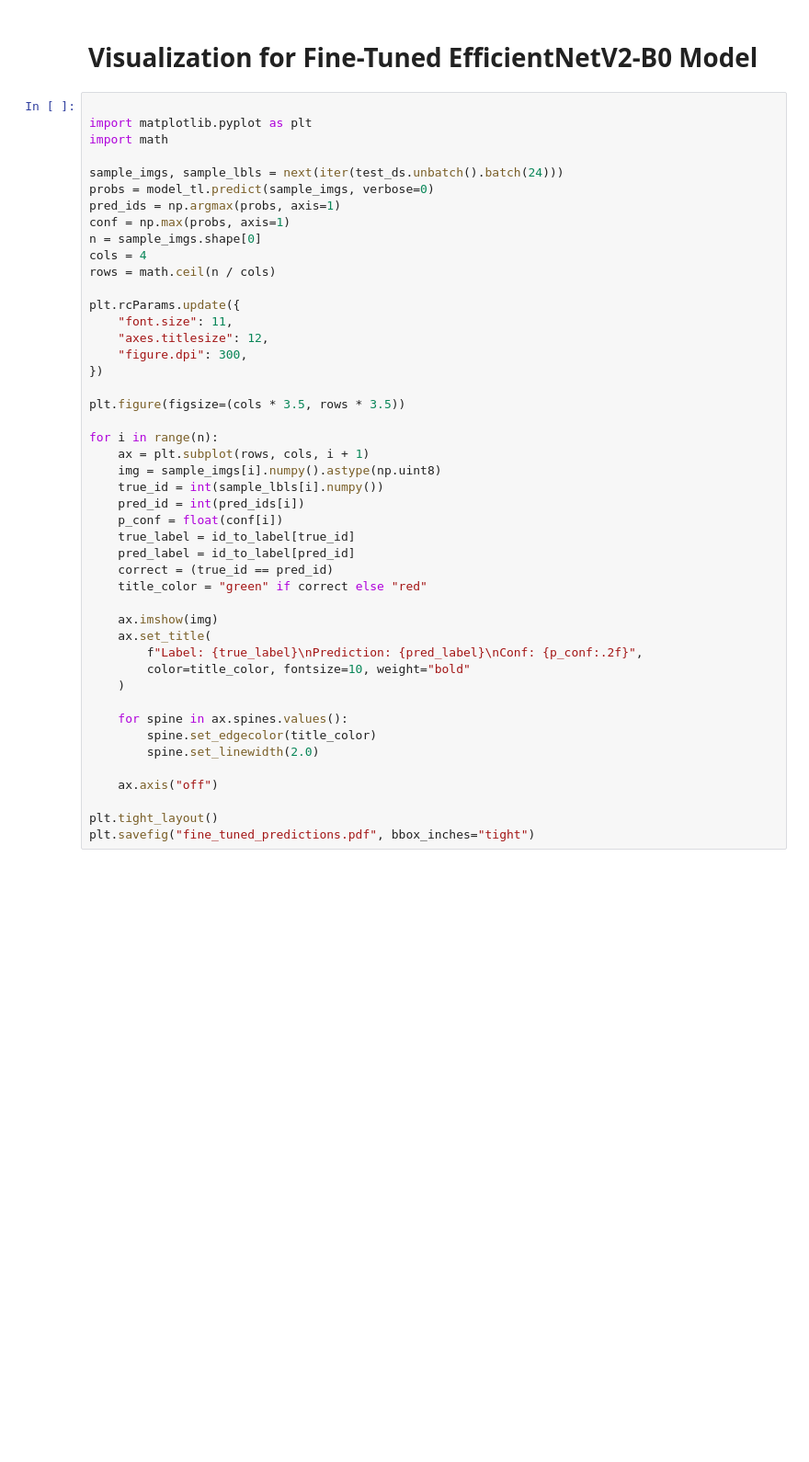
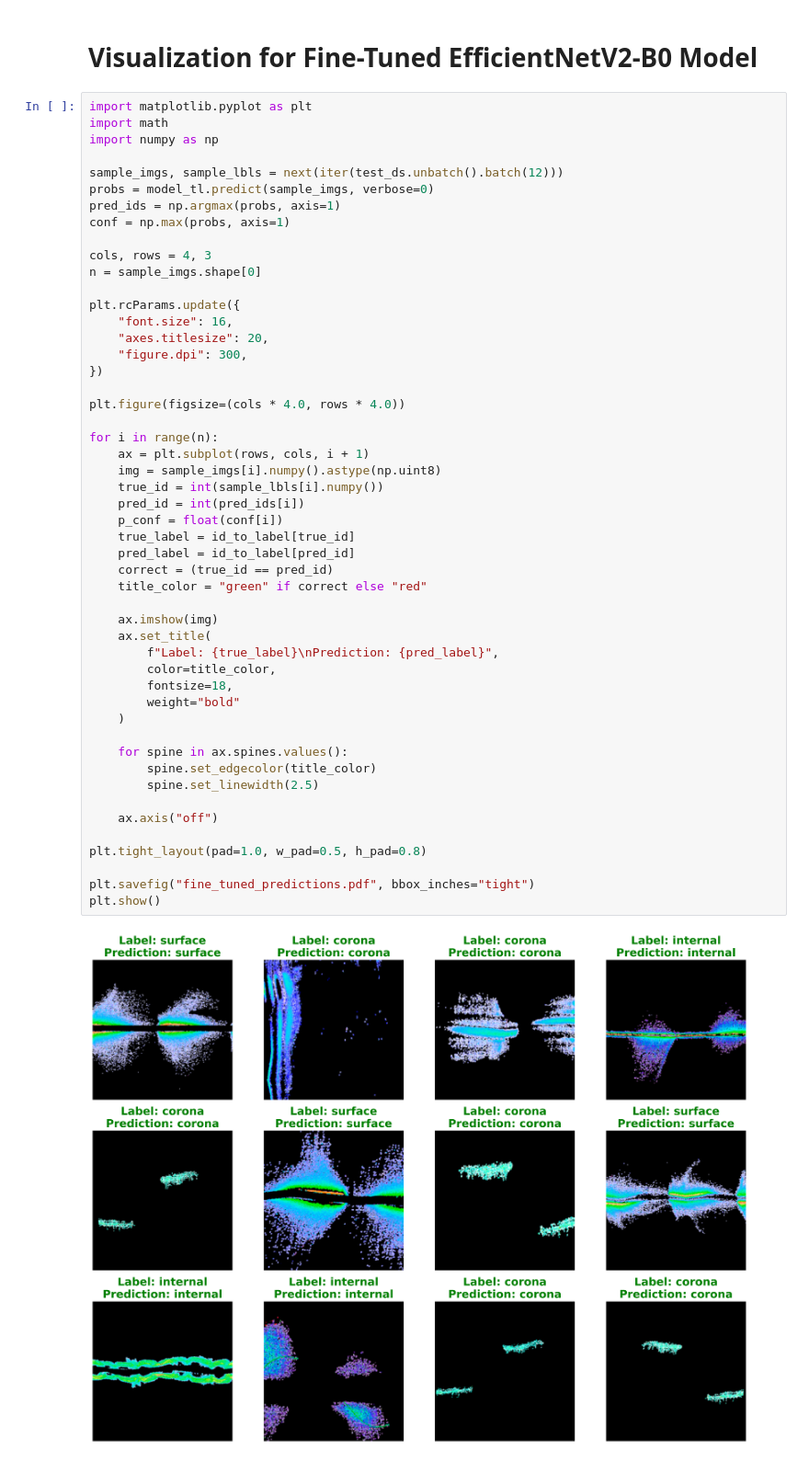
Before and after one commit to emiresenov/PRPD-Classification, a Jupyter notebook: PRPD_Project.ipynb, the cells around one changed output. Shown at 92% size. Cells and saved outputs as stored; diff of their text form; blank space fills up the shorter version.

```diff
--- a/PRPD_Project.ipynb
+++ b/PRPD_Project.ipynb
@@ -784,48 +768,54 @@ plt.show()
 # %% [markdown]
 # Visualization for Fine-Tuned EfficientNetV2-B0 Model
 # %%
-
 import matplotlib.pyplot as plt
 import math
+import numpy as np
 
-sample_imgs, sample_lbls = next(iter(test_ds.unbatch().batch(24)))
+sample_imgs, sample_lbls = next(iter(test_ds.unbatch().batch(12)))
 probs = model_tl.predict(sample_imgs, verbose=0)
 pred_ids = np.argmax(probs, axis=1)
 conf = np.max(probs, axis=1)
+
+cols, rows = 4, 3
 n = sample_imgs.shape[0]
-cols = 4
-rows = math.ceil(n / cols)
 
 plt.rcParams.update({
-    "font.size": 11,
-    "axes.titlesize": 12,
+    "font.size": 16,
+    "axes.titlesize": 20,
     "figure.dpi": 300,
 })
 
-plt.figure(figsize=(cols * 3.5, rows * 3.5))
+plt.figure(figsize=(cols * 4.0, rows * 4.0))
 
 for i in range(n):
     ax = plt.subplot(rows, cols, i + 1)
     img = sample_imgs[i].numpy().astype(np.uint8)
     true_id = int(sample_lbls[i].numpy())
     pred_id = int(pred_ids[i])
     p_conf = float(conf[i])
     true_label = id_to_label[true_id]
     pred_label = id_to_label[pred_id]
     correct = (true_id == pred_id)
     title_color = "green" if correct else "red"
 
     ax.imshow(img)
     ax.set_title(
-        f"Label: {true_label}\nPrediction: {pred_label}\nConf: {p_conf:.2f}",
-        color=title_color, fontsize=10, weight="bold"
+        f"Label: {true_label}\nPrediction: {pred_label}",
+        color=title_color,
+        fontsize=18,
+        weight="bold"
     )
 
     for spine in ax.spines.values():
         spine.set_edgecolor(title_color)
-        spine.set_linewidth(2.0)
+        spine.set_linewidth(2.5)
 
     ax.axis("off")
 
-plt.tight_layout()
+plt.tight_layout(pad=1.0, w_pad=0.5, h_pad=0.8)
+
 plt.savefig("fine_tuned_predictions.pdf", bbox_inches="tight")
+plt.show()
+# %% [output]
+[figure, added]
```
Also changed, not shown: parts of 9 cells of this notebook.
